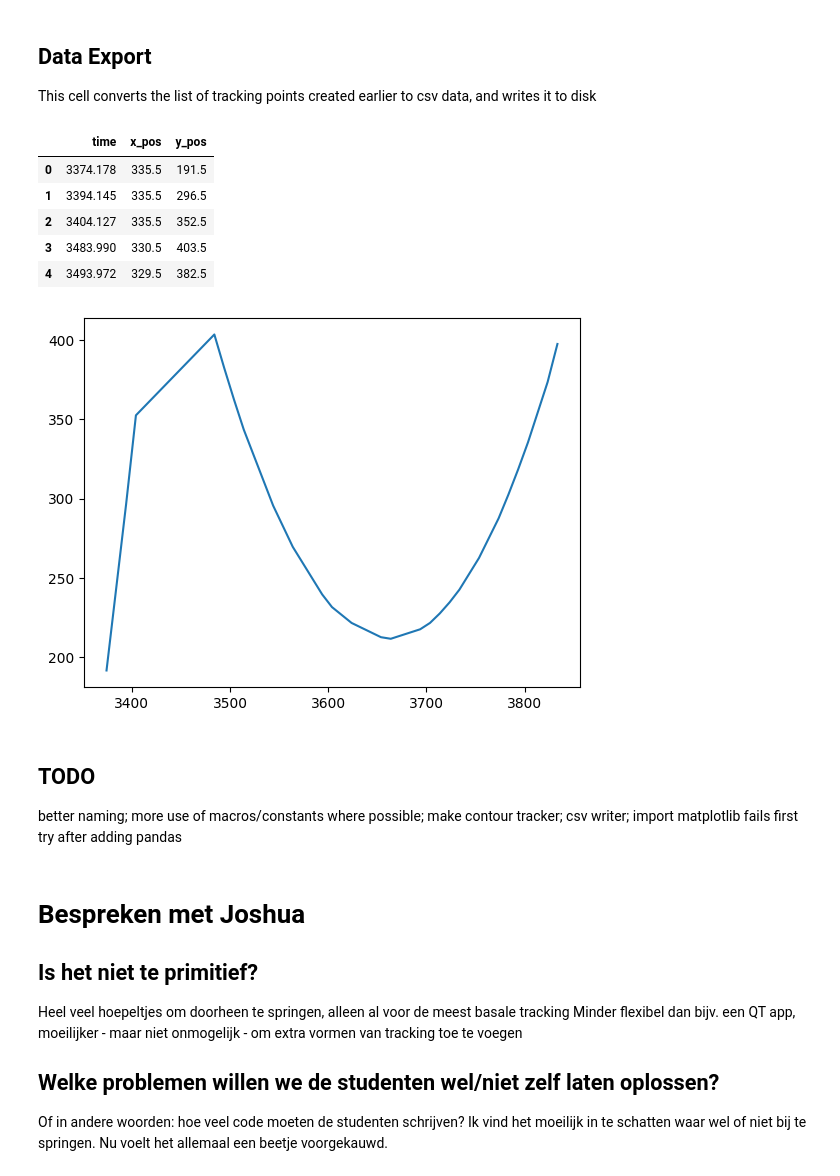
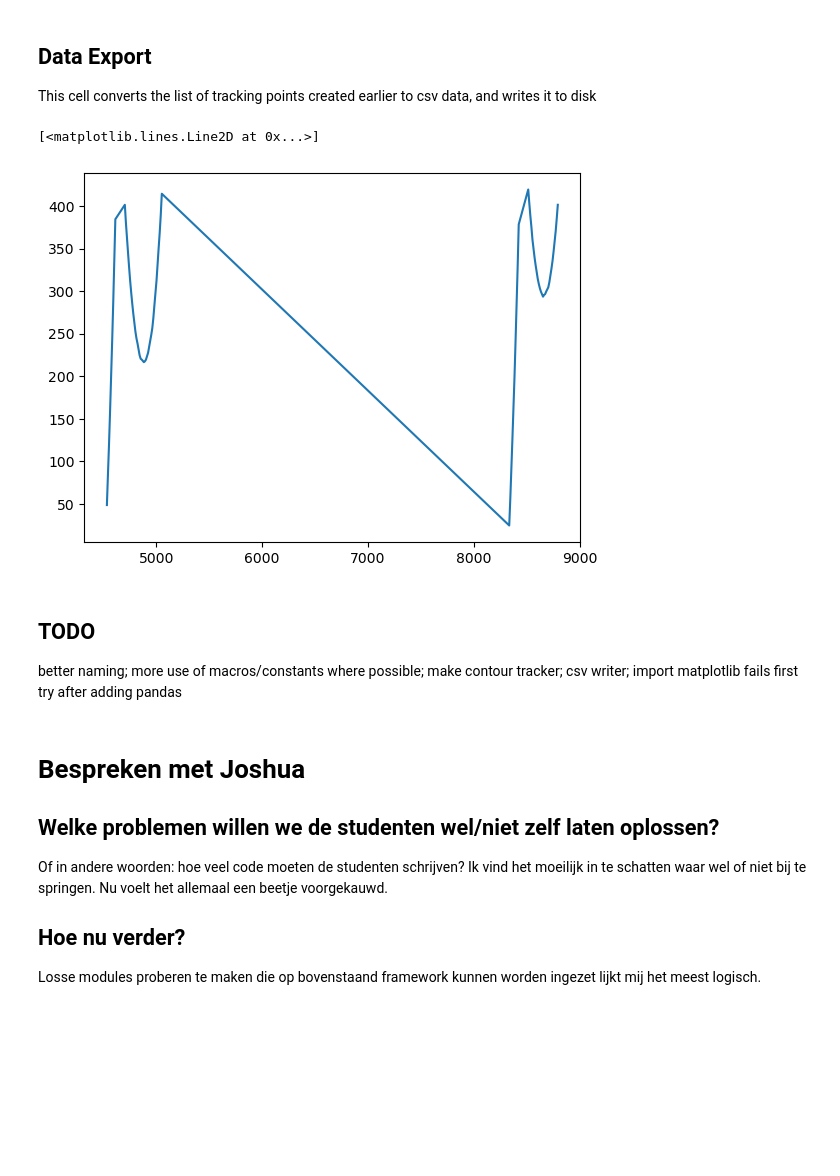
Before and after one commit to mbatstra/IPyTracker, a Jupyter notebook: tracking_practicum.ipynb, the cells around one changed output. Cells and saved outputs as stored; diff of their text form; code cells hidden in the pictures; blank space fills up the shorter version.

```diff
--- a/tracking_practicum.ipynb
+++ b/tracking_practicum.ipynb
@@ -168,10 +159,10 @@ def track_objects(img, conf, debug=False):
         param1=conf.hi_thresh, param2=conf.acc_thresh,        \
         minRadius=conf.min_radius, maxRadius=conf.max_radius  \
     )
+    if not debug:
+        return circles  # can be None
     if circles is None:
-        return thresh if debug else None
-    if not debug:
-        return circles
+        return thresh   # no circles to draw
 
     # draw circles
     circles = np.uint16(np.around(circles))
@@ -298,7 +289,8 @@ In this cell it is possible to gather tracking information for each frame of the
 class TrackingPoint:
     delta: timedelta = timedelta(0)
     frame_index: int = 0
-    pos: (int, int) = (None, None)
+    pos_x: int = None
+    pos_y: int = None
 
 global config
 tracking_points = []
@@ -315,7 +307,8 @@ for i, frame in enumerate(video):
             p = TrackingPoint()
             p.delta = timedelta(milliseconds=float(timestamps[i]))
             p.frame_index = i
-            p.pos = (c[0][0], c[0][1]) # ignore radius
+            p.pos_x = c[0][0]
+            p.pos_y = c[0][1]
             tracking_points.append(p)
 
 # get a subset of frames which has only non-empty frames
@@ -360,29 +353,23 @@ out
 ## Data Export
 This cell converts the list of tracking points created earlier to csv data, and writes it to disk
 # %%
-path = 'data/tracking.csv'
+csv_path = 'data/tracking'  # omit file extension
 
 # create and populate csv instance
-with open(path, 'w', newline='') as file:
-    writer = csv.writer(file, delimiter=',')
-    writer.writerow(['time', 'x_pos', 'y_pos'])
-    for t in tracking_points:
-        writer.writerow([t.delta / timedelta(milliseconds=1), t.pos[0], t.pos[1]])
+def make_csv(path, points):
+    with open(path, 'w', newline='') as file:
+        writer = csv.writer(file, delimiter=',')
+        writer.writerow(['time', 'x_pos', 'y_pos'])
+        for p in points:
+            writer.writerow([p.delta / timedelta(milliseconds=1), p.pos_x, p.pos_y])
 
-# plot data
+# display plot
+make_csv(csv_path, tracking_points)
+df = pd.read_csv(csv_path)
 plt.plot(df.time, df.y_pos)
-
-# display inline table preview
-df = pd.read_csv("data/tracking.csv")
-df.head(5)
 # %% [output]
-|  | time | x_pos | y_pos |
-| 0 | 3374.178 | 335.5 | 191.5 |
-| 1 | 3394.145 | 335.5 | 296.5 |
-| 2 | 3404.127 | 335.5 | 352.5 |
-| 3 | 3483.990 | 330.5 | 403.5 |
-| 4 | 3493.972 | 329.5 | 382.5 |
+[<matplotlib.lines.Line2D at 0x...>]
-[figure, old version]
+[figure, new version]
 # %% [markdown]
 ## TODO
 better naming;
@@ -392,9 +379,10 @@ csv writer;
 import matplotlib fails first try after adding pandas
 # %% [markdown]
 # Bespreken met Joshua
-## Is het niet te primitief?
-Heel veel hoepeltjes om doorheen te springen, alleen al voor de meest basale tracking
-Minder flexibel dan bijv. een QT app, moeilijker - maar niet onmogelijk - om extra vormen van tracking toe te voegen
+
 ## Welke problemen willen we de studenten wel/niet zelf laten oplossen?
 Of in andere woorden: hoe veel code moeten de studenten schrijven? Ik vind het moeilijk in te schatten waar wel of niet bij te springen.
 Nu voelt het allemaal een beetje voorgekauwd.
+
+## Hoe nu verder?
+Losse modules proberen te maken die op bovenstaand framework kunnen worden ingezet lijkt mij het meest logisch.
```
Also changed, not shown: parts of 4 cells of this notebook.
